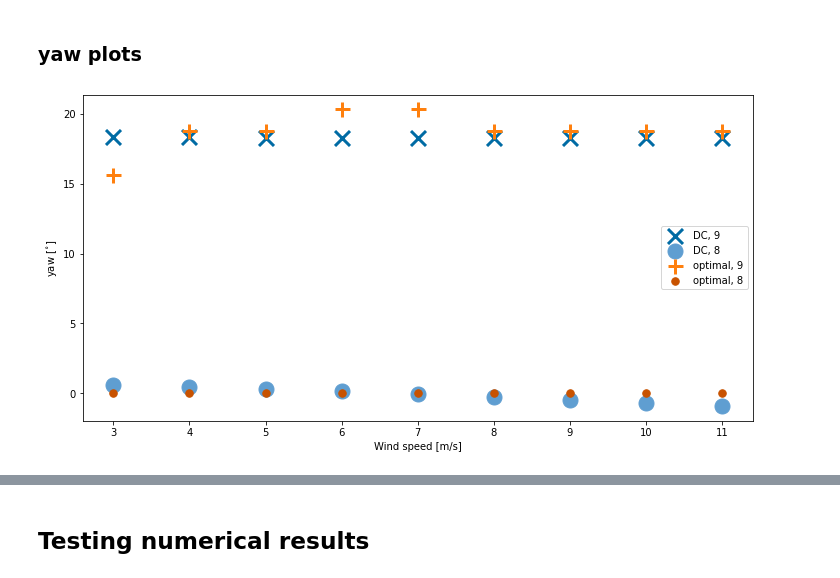
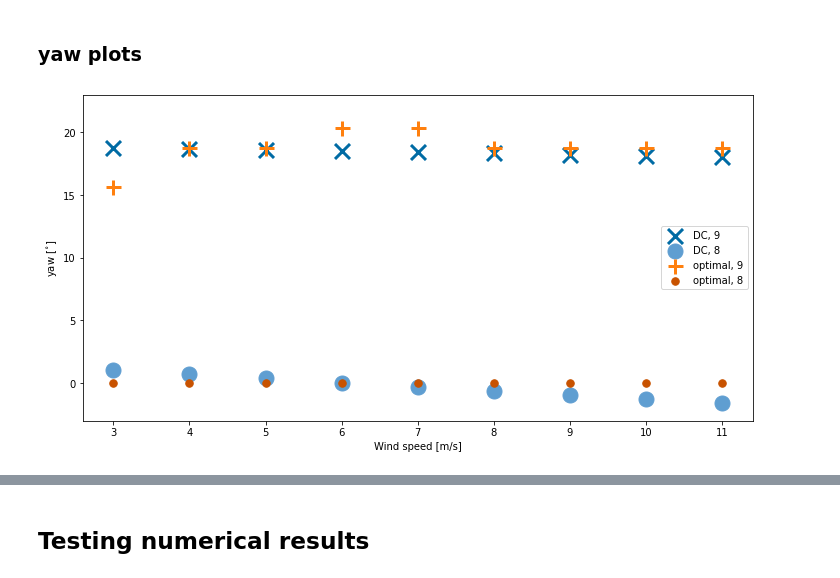
Before and after one commit to janiadcock/floris_torch, a Jupyter notebook: ACC.ipynb, the cells around one changed output, grey strips where cells are left out. Drawn from its saved outputs; the diff is of its cells as text; code cells hidden in the pictures.

```diff
--- a/ACC.ipynb
+++ b/ACC.ipynb
@@ -416,21 +376,20 @@ colors = plt.rcParams['axes.prop_cycle'].by_key()['color']
 plt.rcParams.update({'font.size': 20})
 plt.rc('lines', linewidth=3.0)
 
-linestyles = ['-', '--', ':', '-.']
+linestyles = ['-.', ':', '--', '-']
 
 markerstyles = ['+', 'x', '*', 'o']
 marker_names = ["DC", "Opt.", "Lookup", "Baseline"]
 
 plt.rcParams.update({'lines.markersize': 15})
 
-ps_FLORIS_validation = [p_FLORIS_validation_9t, p_FLORIS_validation_8t, \
-                        p_FLORIS_validation_7t, p_FLORIS_validation_6t]
-
+colors_training = [colors[3], colors[2], colors[1], colors[0]]
 for i in range(4):
-    nturbs_active = 9-i
+    nturbs_active = 6+i
     plt.plot(np.array(np.array(powers_plot[i])/nturbs_active), label=str(nturbs_active),
-             color=colors[i], linestyle=linestyles[i], linewidth=3)
-    plt.axhline(np.mean(ps_FLORIS_validation[i])/nturbs_active, color=colors[i], linestyle=(0, (1, 10)), linewidth=3)
+        color=colors_training[i], linestyle=linestyles[i], linewidth=3)
+    plt.axhline(np.mean(powers_FLORIS_validation[i])/nturbs_active, \
+        color=colors_training[i], linestyle=(0, (1, 10)), linewidth=3)
 
 plt.legend(title="$N_t$", prop={'size': 16})
 plt.xlabel('Batch')
@@ -449,6 +408,3 @@ plt.show()
 # %% [markdown]
 ### Testing plots
-# %%
-ws_plot =[3, 4, 5, 6, 7, 8, 9, 10, 11]
-ws_test = torch.tensor(ws_plot[::-1])
 # %%
@@ -550,42 +491,41 @@ plt.show()
 # %% [markdown]
 ### yaw plots
 # %%
-t1_9t_FLORIS = [yaw_9t_ws[7] for yaw_9t_ws in yaw_9t]
-t1_8t_FLORIS = [yaw_8t_ws[7] for yaw_8t_ws in yaw_8t]
-t1_9t_FLORIS.reverse()
-t1_8t_FLORIS.reverse()
+t1_9t_FLORIS = yaws_FLORIS[3][:,7]
+t1_8t_FLORIS = yaws_FLORIS[2][:,7]
 
-ws = torch.tensor(ws_plot)
-wd = wd_validation.repeat(ws.shape[0])
-active_turbs = active_turbs_validation[0].repeat(ws.shape[0], 1)
+ws = ws_test
+wd = wd_test.repeat(ws.shape[0])
+active_turbs = active_turbs_test[3].repeat(ws.shape[0], 1)
 x_coord_rotated, y_coord_rotated, mesh_x_rotated, \
     mesh_y_rotated, mesh_z, inds_sorted = \
     floris_pt.get_turbine_mesh(wd, x_coord, y_coord, z_coord)
 _, scaled_u, _ = get_control(model, ws, inds_sorted, ws_min, ws_max, \
     active_turbs=active_turbs)
 t1_9t_DC = scaled_u[:,7,0,0].squeeze().detach().numpy()
 
-active_turbs = active_turbs_validation[1].repeat(ws.shape[0], 1)
+active_turbs = active_turbs_test[2].repeat(ws.shape[0], 1)
 x_coord_rotated, y_coord_rotated, mesh_x_rotated, \
     mesh_y_rotated, mesh_z, inds_sorted = \
     floris_pt.get_turbine_mesh(wd, x_coord, y_coord, z_coord)
 _, scaled_u, _ = get_control(model, ws, inds_sorted, ws_min, ws_max, \
     active_turbs=active_turbs)
 t1_8t_DC = scaled_u[:,7,0,0].squeeze().detach().numpy()
 
-plt.scatter(ws_plot, t1_9t_DC, color=colors[0], marker='x', label="DC, 9")
-plt.scatter(ws_plot, t1_8t_DC, color=colors[4], marker='o', label="DC, 8")
-plt.scatter(ws_plot, t1_9t_FLORIS, color=colors[1], marker='+', label="optimal, 9")
-plt.scatter(ws_plot, t1_8t_FLORIS, color=colors[5], marker='.', label="optimal, 8")
+plt.scatter(ws_test, t1_9t_DC, color=colors[0], marker='x', label="DC, 9")
+plt.scatter(ws_test, t1_8t_DC, color=colors[4], marker='o', label="DC, 8")
+plt.scatter(ws_test, t1_9t_FLORIS, color=colors[1], marker='+', label="optimal, 9")
+plt.scatter(ws_test, t1_8t_FLORIS, color=colors[5], marker='.', label="optimal, 8")
 plt.xlabel("Wind speed [m/s]")
 plt.ylabel(r'yaw $[^{\circ}]$')
+plt.ylim([-3, 23])
 plt.legend()
 fig = plt.gcf()
 fig.set_size_inches(12,6)
-plt.xticks(ticks=ws_plot, labels=[str(ws) for ws in ws_plot])
+plt.xticks(ticks=ws_test, labels=[str(ws) for ws in ws_test.detach().numpy()])
 # plt.savefig('/Users/jani/Documents/research/windFarmControl/2023ACC/figures_resubmission/yaw_t1.png',
 #              bbox_inches='tight')
 plt.show()
 # %% [output]
-[figure, old version]
+[figure, new version]
 # %%
```
Also changed, not shown: parts of 17 cells of this notebook, 2 other files.
